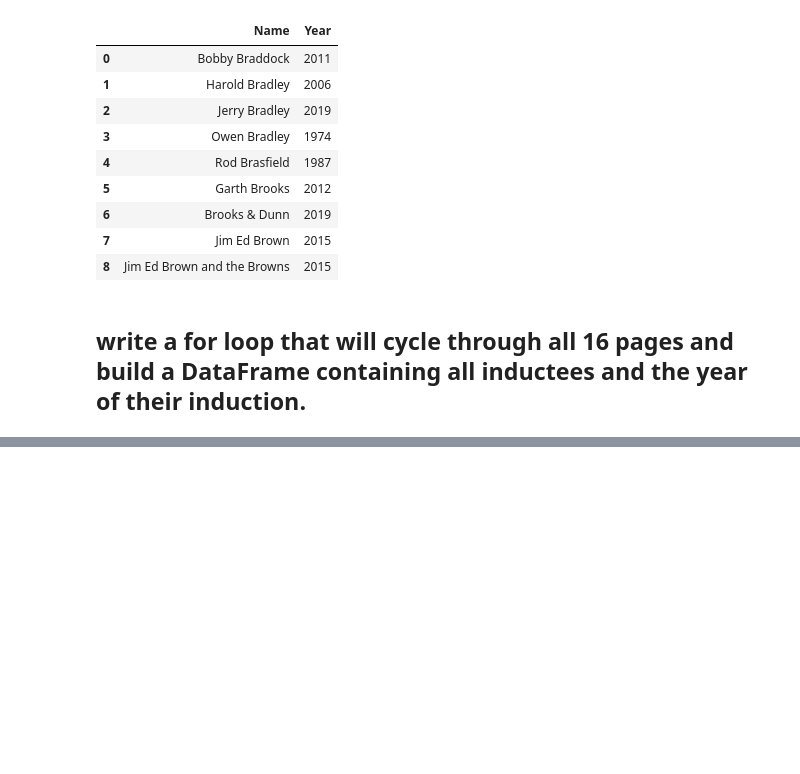
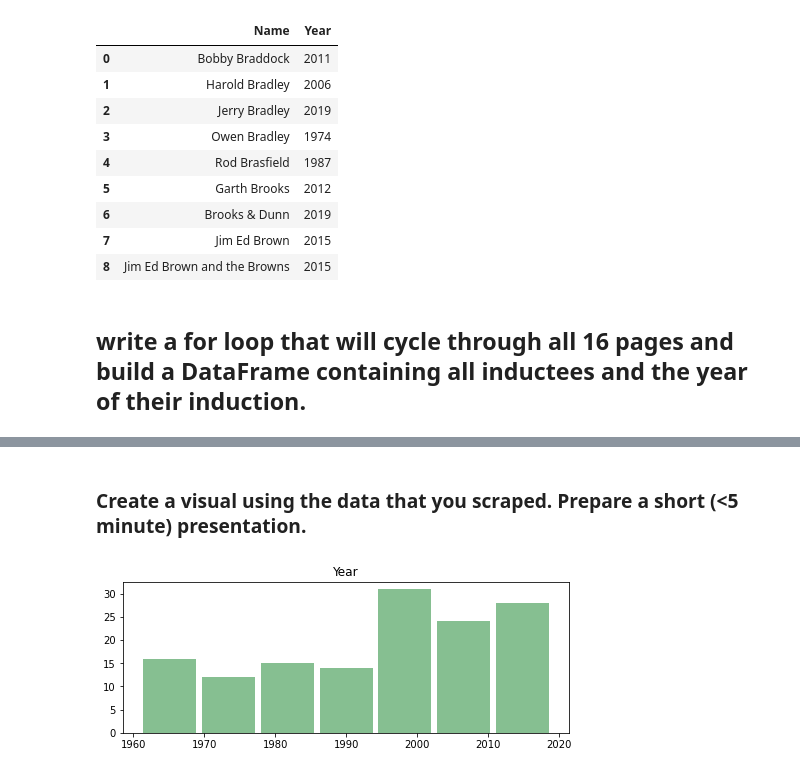
Before and after one commit to dhoza/country_music_hof_webscraping_python, a Jupyter notebook: Country_Music_webscraping_python.ipynb, the cells around one changed output, grey strips where cells are left out. Cells and saved outputs as stored; diff of their text form; code cells hidden in the pictures; blank space fills up the shorter version.

Commit message:
through visual

```diff
--- a/Country_Music_webscraping_python.ipynb
+++ b/Country_Music_webscraping_python.ipynb
@@ -328,0 +333,7 @@ final_df.head(16)
+# %% [markdown]
+### Create a visual using the data that you scraped. Prepare a short (<5 minute) presentation.
+# %%
+final_df['Year'] = final_df['Year'].astype('int')
+ax = final_df.hist(column='Year', bins=7, grid=False, figsize=(8,10), layout=(3,1), sharex=True, color='#86bf91', zorder=2, rwidth=0.9)
+# %% [output]
+[figure, added]
```
Also changed, not shown: parts of 19 cells of this notebook.
